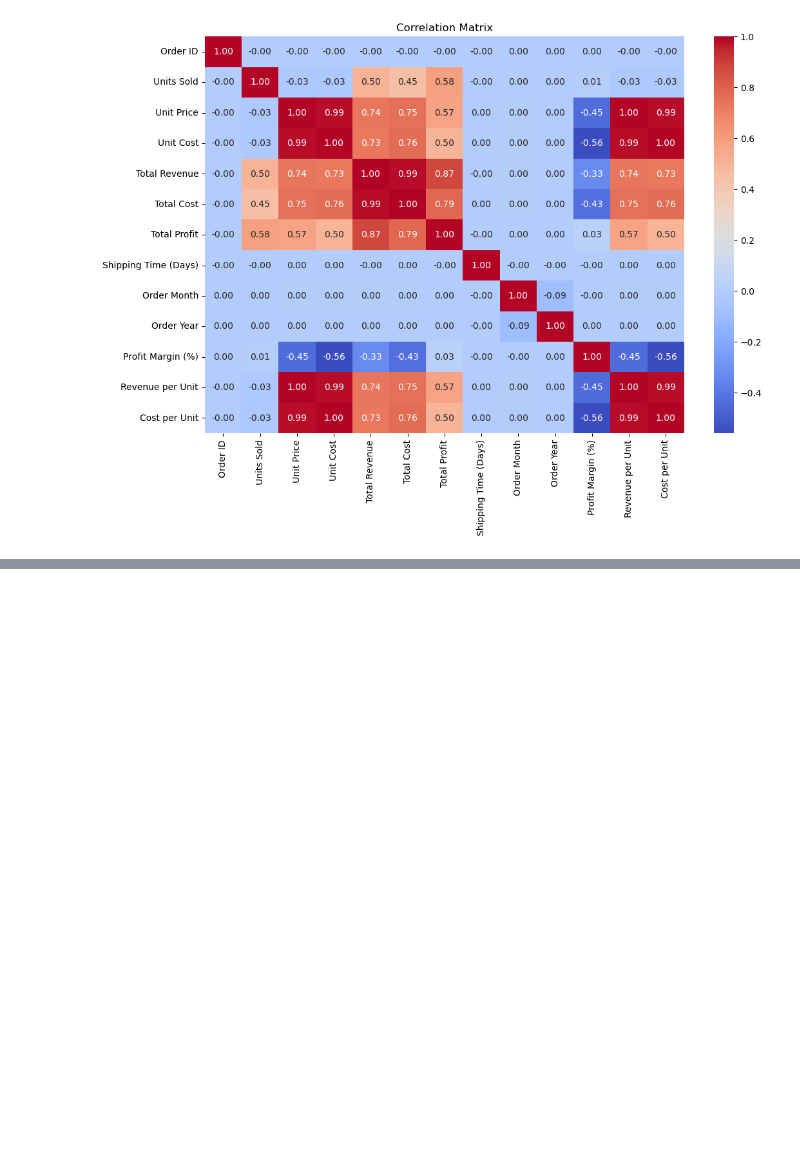
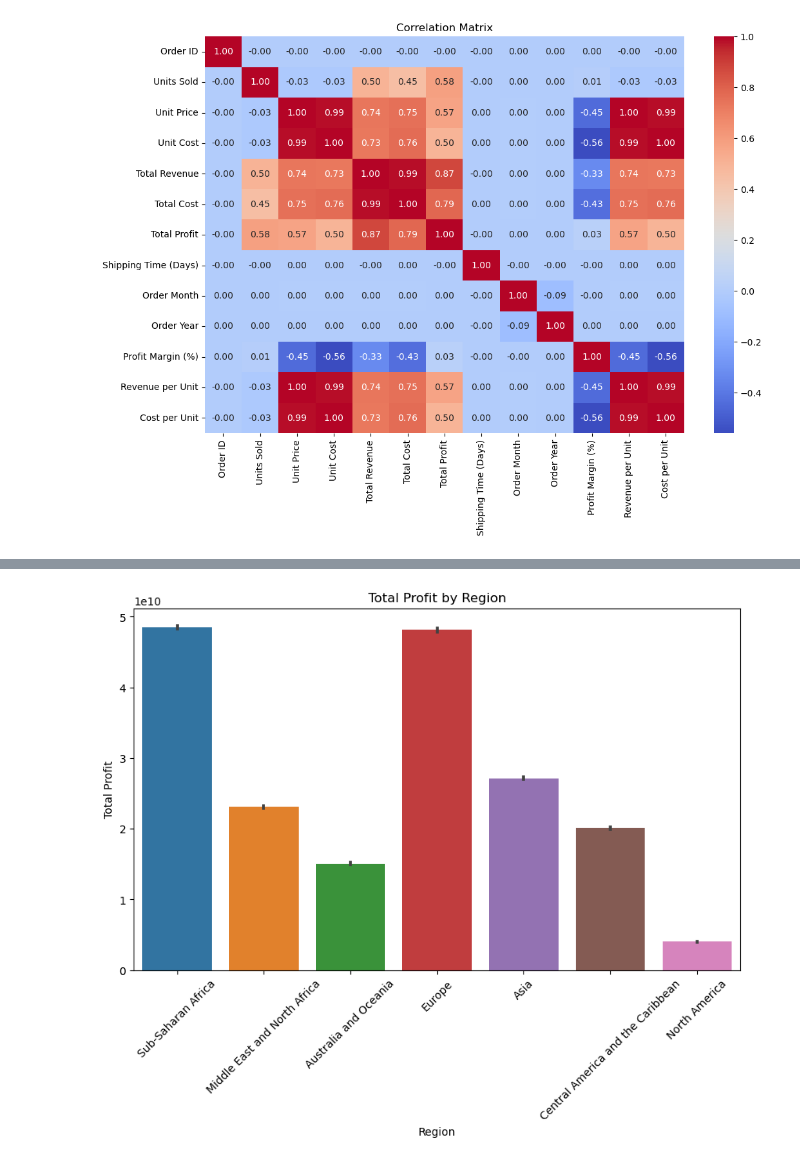
Before and after one commit to Udityanshu/Sales-Prediction, a Jupyter notebook: Sales_Profit_Classification_Model.ipynb, the cells around one changed output, grey strips where cells are left out. Saved outputs shown, nothing was run; the diff lists cells and outputs as text; code cells hidden in the pictures; blank space fills up the shorter version.

```diff
--- a/Sales_Profit_Classification_Model.ipynb
+++ b/Sales_Profit_Classification_Model.ipynb
@@ -383,0 +411,11 @@ plt.show()
+# %%
+# Average Total Profit by Region
+plt.figure(figsize=(10, 6))
+sns.barplot(x='Region', y='Total Profit', data=filtered_data, estimator=sum)
+plt.title('Total Profit by Region')
+plt.xlabel('Region')
+plt.ylabel('Total Profit')
+plt.xticks(rotation=45)
+plt.show()
+# %% [output]
+[figure, added]
```
Also changed, not shown: parts of 4 cells of this notebook.
